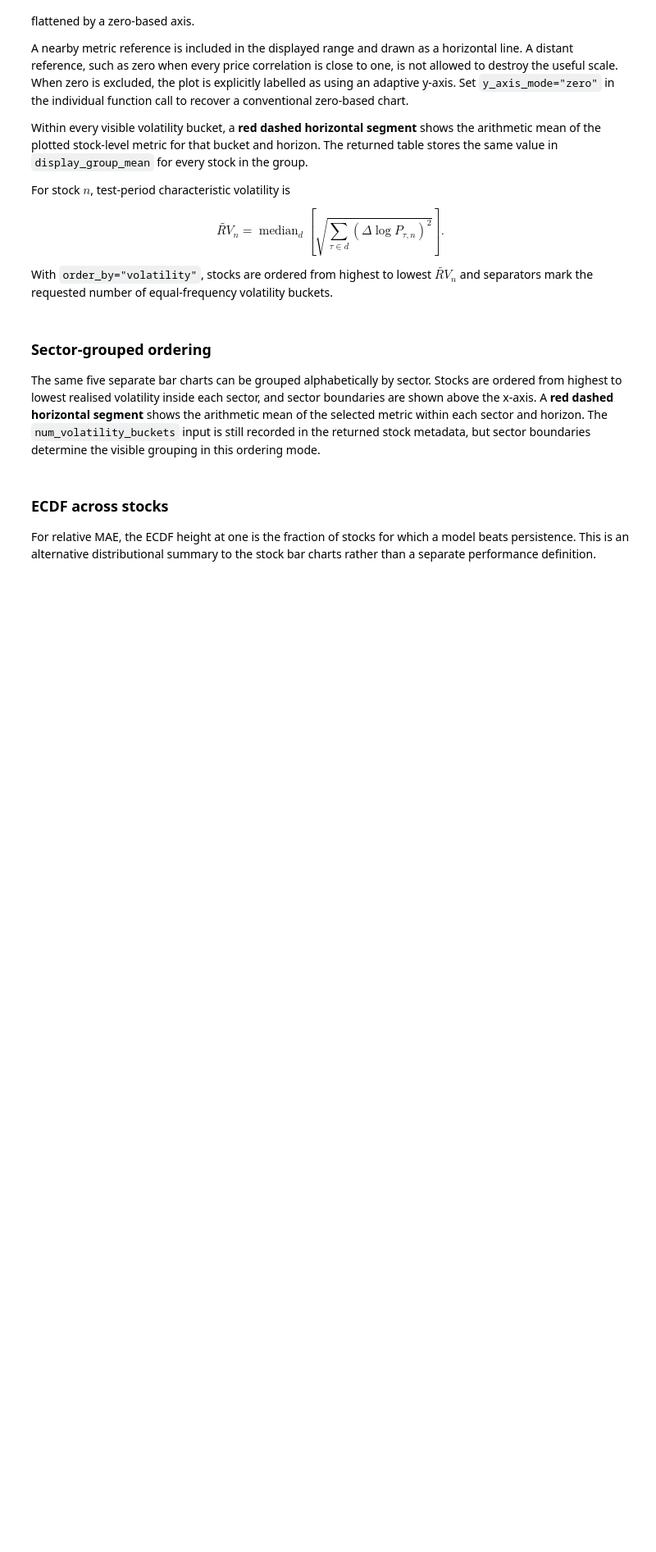
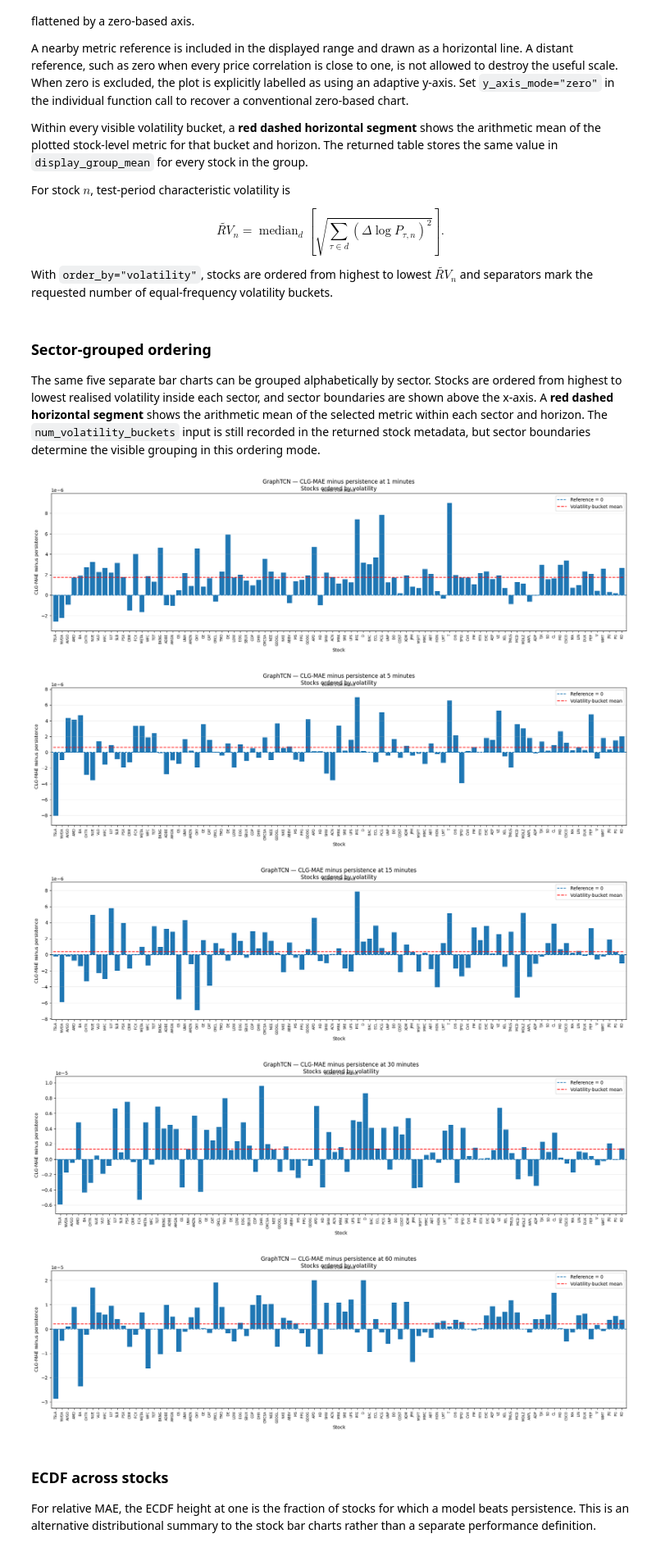
Before and after one commit to VishR-94/dynamic_graphs_thesis, a Jupyter notebook: notebooks/analyse_results.ipynb, the cells around one changed output. Shown at 82% size. Drawn from its saved outputs; the diff is of its cells as text; code cells hidden in the pictures; blank space fills up the shorter version.

```diff
--- a/notebooks/analyse_results.ipynb
+++ b/notebooks/analyse_results.ipynb
@@ -288,24 +284,30 @@ The same five separate bar charts can be grouped alphabetically by sector. Stock
 # %%
 # Inputs:
 # - model_name and metric_name are local to this cell.
 # - horizons=None plots every available horizon as a separate figure.
 # - order_by="sector" groups stocks by sector and orders within sector by RV.
 # - num_volatility_buckets controls the bucket metadata returned with the table.
 # - y_axis_mode="adaptive" uses a separate readable y-range for each horizon.
 # - show_group_means=True draws one red dashed arithmetic-mean segment per sector.
 
 sector_bar_table, sector_bar_figures = plot_stock_metric_by_horizon(
     analysis,
     model_name="GraphTCN",
-    metric_name="relative_mae_vs_persistence",
+    metric_name="mae_difference_vs_persistence",
     horizons=None,
-    order_by="sector",
-    num_volatility_buckets=5,
+    order_by="volatility",
+    num_volatility_buckets=1,
     figsize_per_horizon=(18, 5.5),
     y_axis_mode="adaptive",
     y_padding_fraction=0.08,
     show_group_means=True,
 )
+# %% [output]
+[figure, added]
+[figure, added]
+[figure, added]
+[figure, added]
+[figure, added]
 # %% [markdown]
 ### ECDF across stocks
 
```
Also changed, not shown: parts of 8 cells of this notebook, 2 other files.
